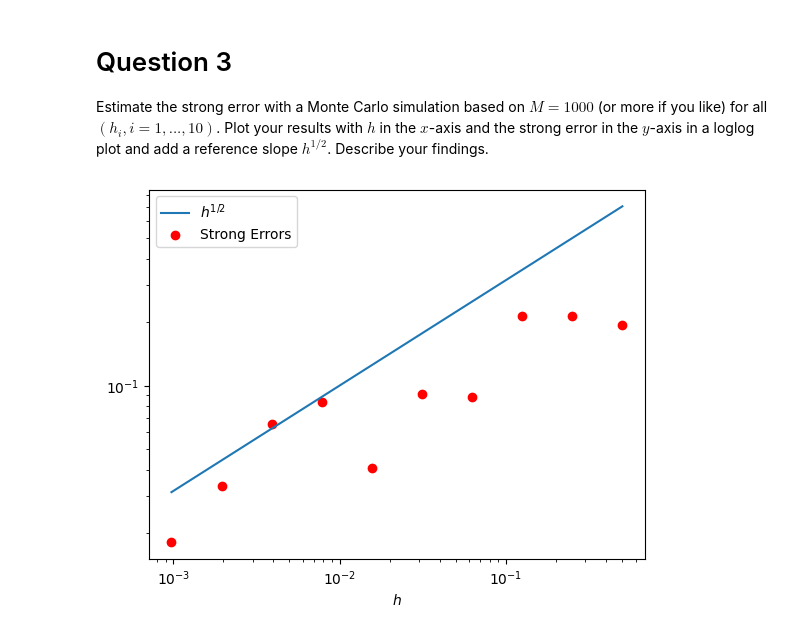
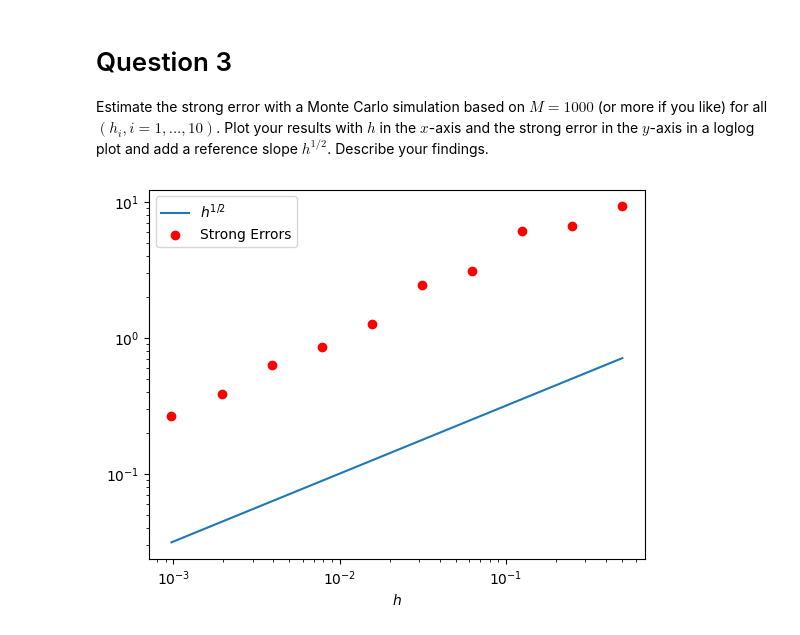
Before and after one commit to ufotermiten/A4-TMS150, a Jupyter notebook: A4.ipynb, the cells around one changed output. Drawn from its saved outputs; the diff is of its cells as text; code cells hidden in the pictures.

```diff
--- a/A4.ipynb
+++ b/A4.ipynb
@@ -32,28 +32,30 @@ What do you observe? Is there a difference to the plot in Question 1?
 #Question 2
 mu=2
 sigma = 1
-
+np.random.seed(123)
 res = 10
 h = 2**-res
 eta =np.sqrt(h)*np.random.randn(2**res) # N(0,h)
+def Get_X(h,eta):
+    W= np.zeros(int(1/h+1)) # Simulation browninan motion at high resolution
+    for j in range(len(W)-1):
+        W[j+1] = W[j] + eta[j]
+    X = np.exp((mu-sigma**2/2)*np.arange(0,1+h,h) + sigma*W)
+    return X
+def Get_aprox(h,eta):
+    Xaprox = np.ones(int(1/h)+1)
+    for j in range(len(Xaprox)-1):
+        Xaprox[j+1] = Xaprox[j]*(1+h*mu + sigma*eta[j])
+    return Xaprox
+X = Get_X(h,eta)
 
-W= np.zeros(2**(res)+1) # Simulation browninan motion at high resolution
-for j in range(len(W)-1):
-    W[j+1] = W[j] + eta[j]
-
-X = np.exp((mu-sigma**2/2)*np.arange(0,1+h,h) + sigma*W)
 fig, ax = plt.subplots()
 ax.plot(np.arange(0,1+h,h),X,label ="True")
-Xaproxs = [[] for i in range(res)]
 for i in range(res):
     h = 2**-(res-i)
-    Xaprox = np.ones(2**(res-i)+1)
-    for j in range(len(Xaprox)-1):
-        Xaprox[j+1] = Xaprox[j]*(1+h*mu + sigma*eta[j])
-    Xaproxs[res-1-i] = Xaprox
+    ax.plot(np.arange(0,1+h,h),Get_aprox(h,eta),label = r"$h=2^{-%d}$" % (res-i))
+    eta = [eta[k]+eta[k+1] for k in range(0,len(eta),2)]
 
-    ax.plot(np.arange(0,1+h,h),Xaprox,label = r"$h=2^{-%d}$" % (res-i))
-    eta = [eta[k]+eta[k+1] for k in range(0,len(eta),2)]
 ax.legend()
 plt.show()
 # %% [output]
@@ -66,20 +68,25 @@ for all $(h_i, i = 1, . . . , 10)$. Plot your results with $h$ in the $x$-axis a
 in a loglog plot and add a reference slope $h^{1/2}$. Describe your findings.
 # %%
 #Question 3
-import random
-M=1000
+np.random.seed(123)
+M=10000
 strong_errors = np.zeros(res)
 h = np.zeros(res)
+
 for i in range(res):
     h[i] = 2**-(i+1)
-    indexes = np.random.choice(range(1,2**(i+1)+1),M)
-    X_indexes = np.ceil((len(X))*indexes/(2**(i+1))).astype(np.int_) -1
-    strong_errors[i] = np.sqrt(1/M * np.sum((X[X_indexes]-Xaproxs[i][indexes])**2))
+    aproxs = np.zeros(M)
+    Xs = np.zeros(M)
+    for m in range(M):
+        eta = np.sqrt(h[i]) * np.random.randn(2**(i+1))
+        Xs[m] = Get_X(h[i],eta)[-1]
+        aproxs[m] = Get_aprox(h[i],eta)[-1]
+    strong_errors[i] = np.sqrt(np.mean((Xs-aproxs)**2))
 fig, ax = plt.subplots()
 ax.loglog(h,np.sqrt(h), label = r'$h^{1/2}$')
 ax.scatter(h,strong_errors,label="Strong Errors",c='r')
 ax.legend()
 ax.set_xlabel(r"$h$")
 plt.show()
 # %% [output]
-[figure, old version]
+[figure, new version]
```
Also changed, not shown: parts of 7 cells of this notebook.
